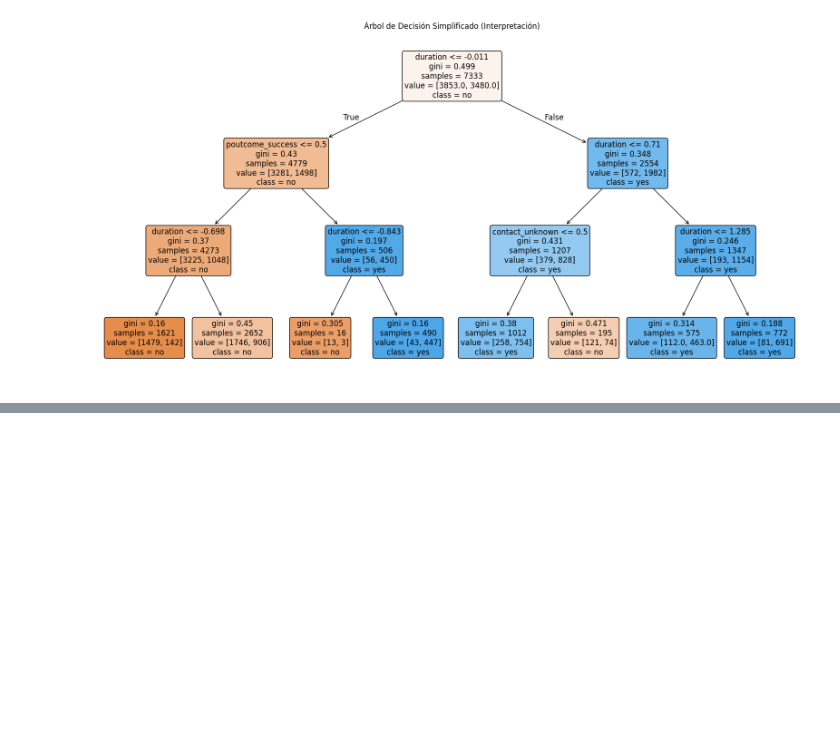
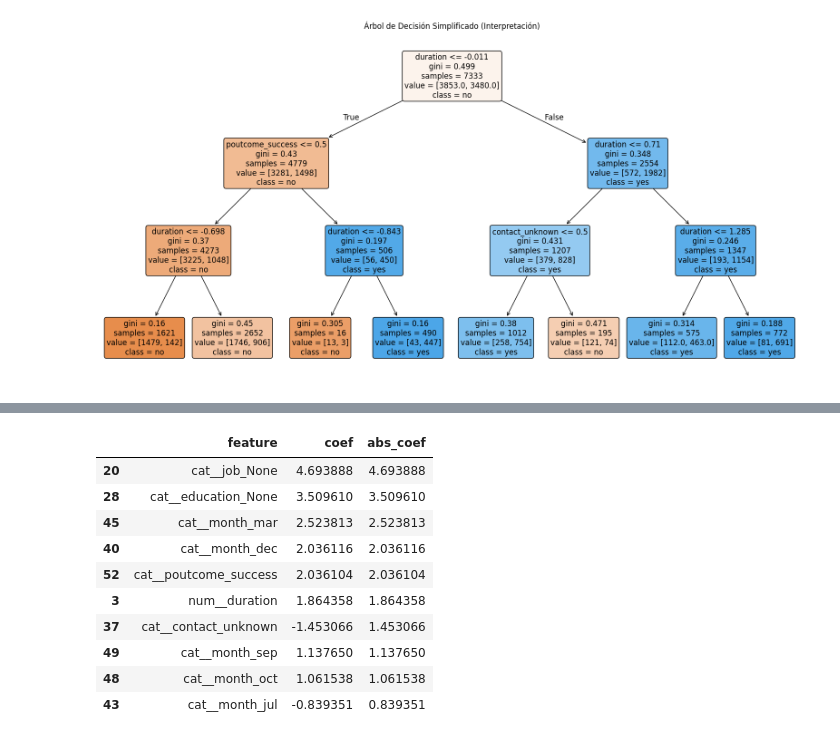
Before and after one commit to 100522254/Proyecto-Aprendizaje-Autom-tico, a Jupyter notebook: notebook1.ipynb, the cells around one changed output, grey strips where cells are left out. Drawn from its saved outputs; the diff is of its cells as text; code cells hidden in the pictures; blank space fills up the shorter version.

```diff
--- a/notebook1.ipynb
+++ b/notebook1.ipynb
@@ -423,0 +425,11 @@ Mientras que el modelo trivial obtiene un F1-Score de 0.3619 (Al invertir 0.6381
+# %%
+# Variables numéricas y categóricas
+num_vars = X_train.select_dtypes(include=['number']).columns
+cat_vars = X_train.select_dtypes(include=['object','category']).columns
+
+preprocessor = ColumnTransformer(
+    transformers=[
+        ('num', StandardScaler(), num_vars),
+        ('cat', OneHotEncoder(handle_unknown='ignore'), cat_vars)
+    ]
+)
@@ -423,0 +569,25 @@ Mientras que el modelo trivial obtiene un F1-Score de 0.3619 (Al invertir 0.6381
+# %%
+best_lr = grid_lr.best_estimator_
+
+feature_names = best_lr.named_steps['prep'].get_feature_names_out()
+coef = best_lr.named_steps['model'].coef_[0]
+
+importance = pd.DataFrame({
+    "feature": feature_names,
+    "coef": coef
+})
+
+importance["abs_coef"] = importance["coef"].abs()
+importance.sort_values("abs_coef", ascending=False).head(10)
+# %% [output]
+|  | feature | coef | abs_coef |
+| 20 | cat__job_None | 4.693888 | 4.693888 |
+| 28 | cat__education_None | 3.509610 | 3.509610 |
+| 45 | cat__month_mar | 2.523813 | 2.523813 |
+| 40 | cat__month_dec | 2.036116 | 2.036116 |
+| 52 | cat__poutcome_success | 2.036104 | 2.036104 |
+| 3 | num__duration | 1.864358 | 1.864358 |
+| 37 | cat__contact_unknown | -1.453066 | 1.453066 |
+| 49 | cat__month_sep | 1.137650 | 1.137650 |
+| 48 | cat__month_oct | 1.061538 | 1.061538 |
+| 43 | cat__month_jul | -0.839351 | 0.839351 |
```
Also changed, not shown: parts of 24 cells of this notebook.
